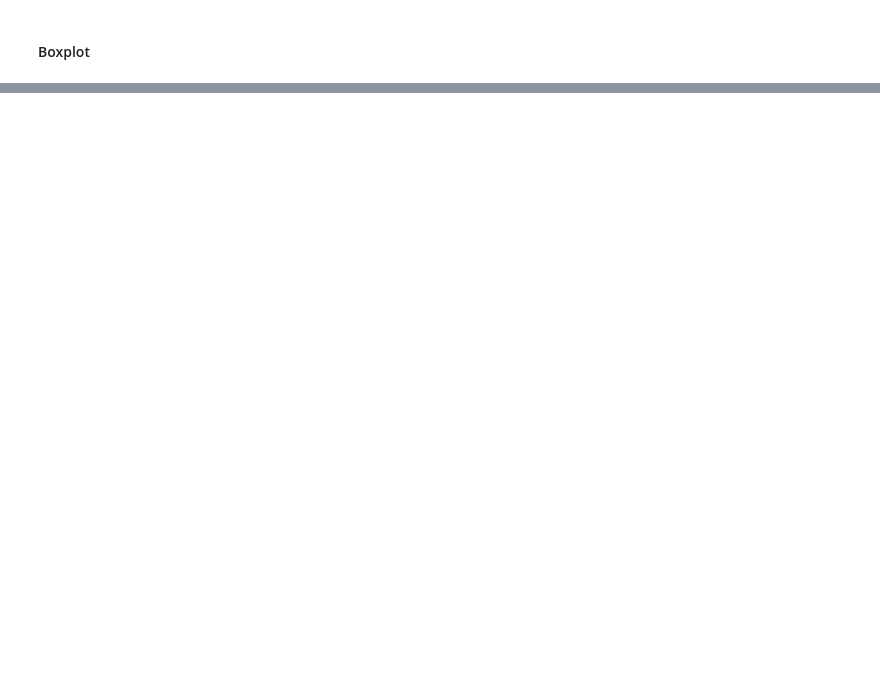
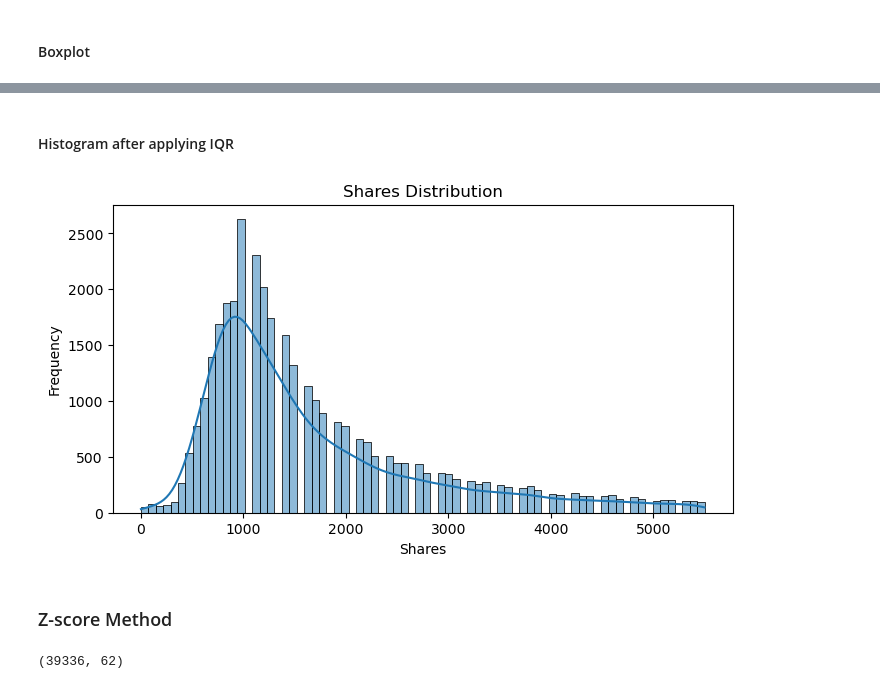
Before and after one commit to JONCYMARIAMJOHN/Online_news_popularity_prediction, a Jupyter notebook: Online_news_popularity.ipynb, the cells around one changed output, grey strips where cells are left out. Drawn from its saved outputs; the diff is of its cells as text; code cells hidden in the pictures; blank space fills up the shorter version.

```diff
--- a/Online_news_popularity.ipynb
+++ b/Online_news_popularity.ipynb
@@ -295,0 +272,8 @@ length of dataset with no outliers 21009
+# %%
+q1 = df.Shares.quantile(0.25)
+q3 = df.Shares.quantile(0.75)
+
+IQR = q3-q1
+lower_bound = q1 - 1.5*IQR
+upper_bound = q3 + 1.5*IQR
+df_no_outliers = df[(df.Shares >= lower_bound) & (df.Shares <= upper_bound)]
@@ -295,0 +292,20 @@ length of dataset with no outliers 21009
+# %% [markdown]
+#### Histogram after applying IQR
+# %%
+plt.figure(figsize=(8, 4))
+sns.histplot(data=df_no_outliers, x='Shares', kde=True)
+plt.title('Shares Distribution')
+plt.xlabel('Shares')
+plt.ylabel('Frequency')
+plt.show()
+# %% [output]
+[figure, added]
+# %% [markdown]
+### Z-score Method
+# %%
+df1 = df.copy()
+df1['z_score'] = (df.Shares - df.Shares.mean()) / df.Shares.std()
+df1_no_outliers = df1[(df1.z_score >-3) & (df1.z_score <3)]
+df1_no_outliers.shape
+# %% [output]
+(39336, 62)
```
Also changed, not shown: parts of 33 cells of this notebook.
